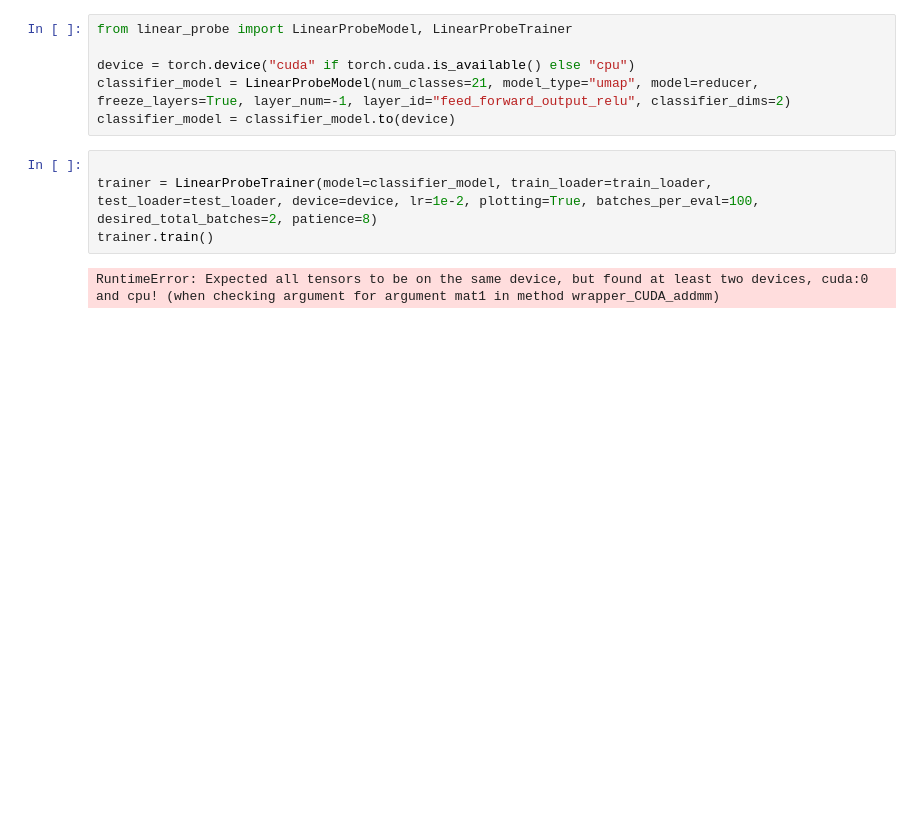
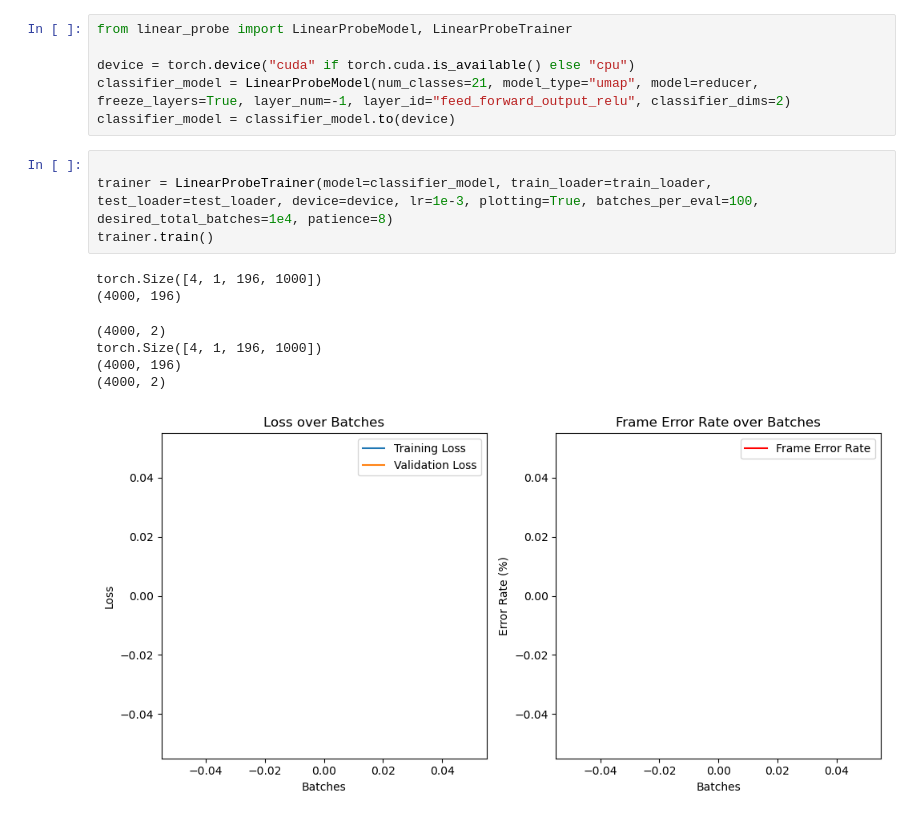
Before and after one commit to georgevenven/tweety_bert_paper, a Jupyter notebook: notebooks/Competing_Methods_FER.ipynb, the cells around one changed output. Cells and saved outputs as stored; diff of their text form; blank space fills up the shorter version.

Commit message:
squash bug + finish UMAP linear probe

```diff
--- a/notebooks/Competing_Methods_FER.ipynb
+++ b/notebooks/Competing_Methods_FER.ipynb
@@ -107,10 +107,16 @@ classifier_model = LinearProbeModel(num_classes=21, model_type="umap", model=red
 classifier_model = classifier_model.to(device)
 # %%
 
-trainer = LinearProbeTrainer(model=classifier_model, train_loader=train_loader, test_loader=test_loader, device=device, lr=1e-2, plotting=True, batches_per_eval=100, desired_total_batches=2, patience=8)
+trainer = LinearProbeTrainer(model=classifier_model, train_loader=train_loader, test_loader=test_loader, device=device, lr=1e-3, plotting=True, batches_per_eval=100, desired_total_batches=1e4, patience=8)
 trainer.train()
 # %% [output]
-RuntimeError: Expected all tensors to be on the same device, but found at least two devices, cuda:0 and cpu! (when checking argument for argument mat1 in method wrapper_CUDA_addmm)
+torch.Size([4, 1, 196, 1000])
+(4000, 196)
+(4000, 2)
+torch.Size([4, 1, 196, 1000])
+(4000, 196)
+(4000, 2)
+[figure, added]
 # %%
 import torch
 from collections import defaultdict
```
Also changed, not shown: parts of 3 cells of this notebook, 3 other files.
